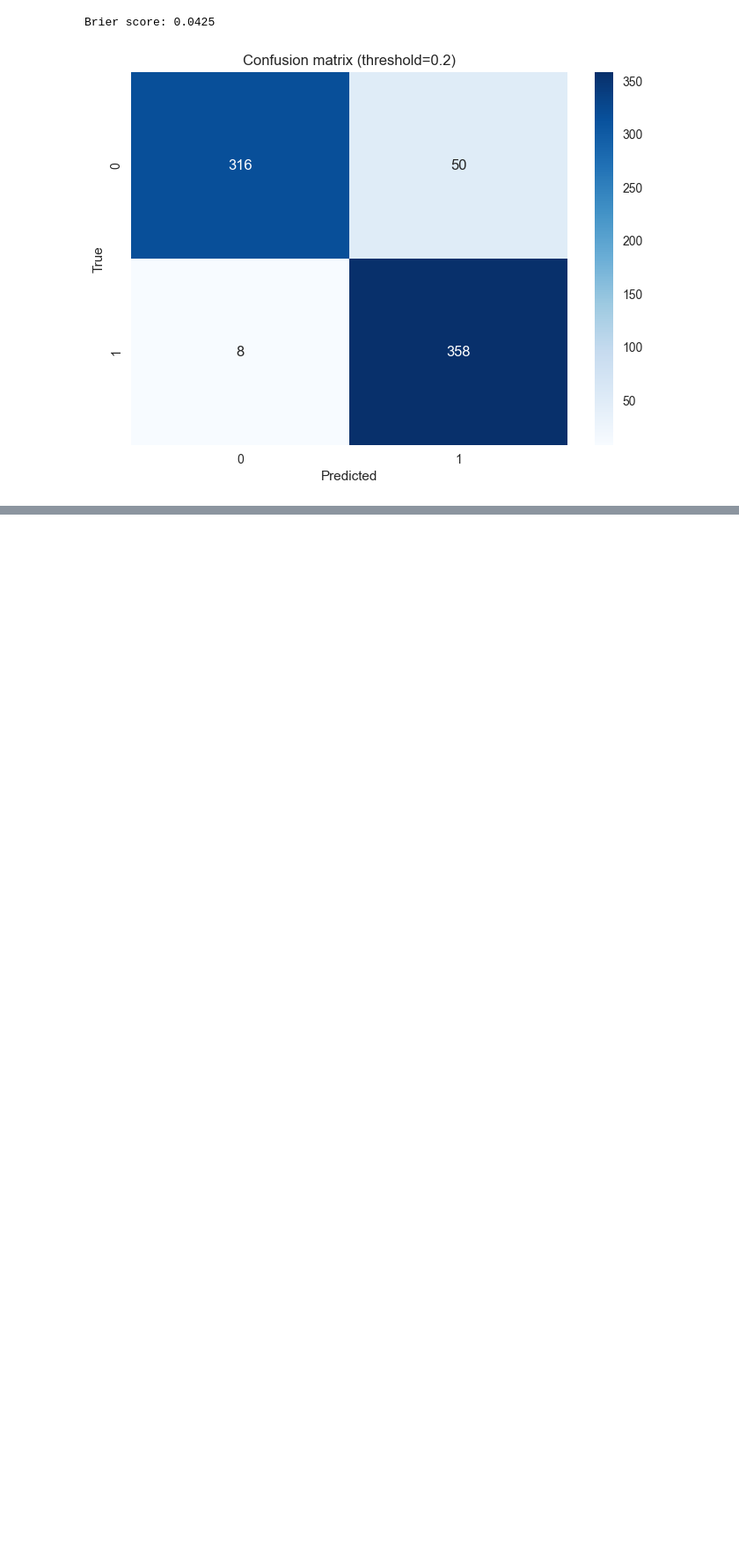
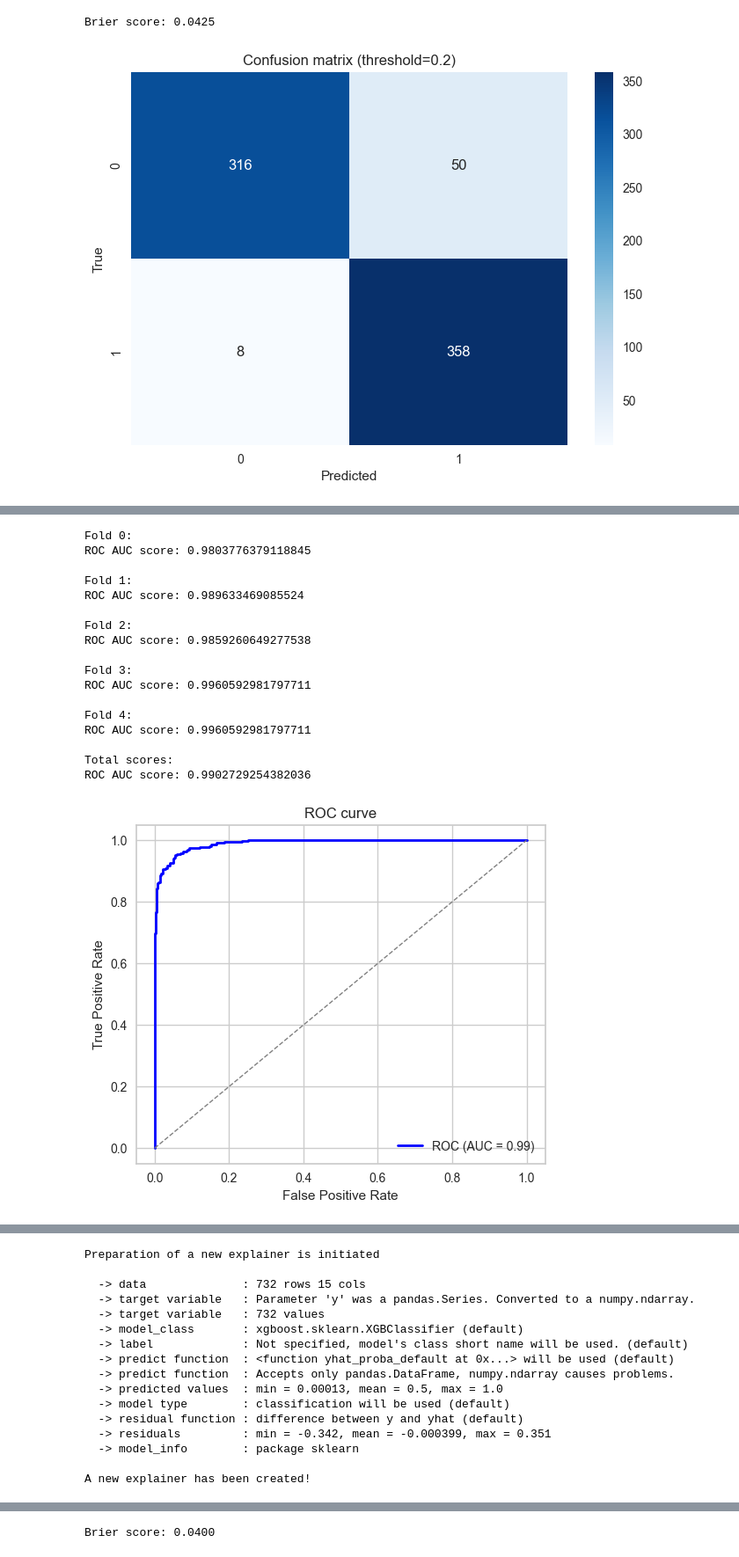
Before and after one commit to PiotrRenk/microscopic-epe-proj, a Jupyter notebook: notebooks/nodal_involvment.ipynb, the cells around one changed output, grey strips where cells are left out. Shown at 88% size. Cells and saved outputs as stored; diff of their text form; code cells hidden in the pictures; blank space fills up the shorter version.

```diff
--- a/notebooks/nodal_involvment.ipynb
+++ b/notebooks/nodal_involvment.ipynb
@@ -270,0 +346,17 @@ plot_confusion_matrix(y_true, y_pred_probs=y_pred_probs, threshold=0.2)
+# %%
+param_grid = {
+    'classifier__n_estimators': [100, 200],
+    'classifier__max_depth': [3, 5],
+    'classifier__learning_rate': [0.01, 0.05, 0.1],
+    'classifier__subsample': [0.6, 0.8, 1.0],
+    'classifier__colsample_bytree': [0.6, 0.8, 1.0],
+    'classifier__gamma': [0, 0.1, 0.2]
+}
+
+model_pipeline = Pipeline(steps=[
+    ('preprocessor', preprocessor),
+    ('classifier', XGBClassifier(random_state=42))
+])
+grid_search = GridSearchCV(model_pipeline, param_grid, cv=3, scoring='neg_brier_score', n_jobs=-1)
+grid_search.fit(X_smote_df, y_smote)
+print("Best hyperparameters:", grid_search.best_params_)
@@ -270,0 +365,31 @@ plot_confusion_matrix(y_true, y_pred_probs=y_pred_probs, threshold=0.2)
+# %%
+hyperparams = {'colsample_bytree': 0.8, 'gamma': 0, 'learning_rate': 0.1, 'max_depth': 5, 'n_estimators': 200, 'subsample': 0.6}
+
+untrained_model = XGBClassifier(random_state=42, **hyperparams)
+
+y_true, y_pred, y_pred_probs, false_positive_rate, true_positive_rate, total_roc_auc, trained_model = train_and_evaluate_model(untrained_model, X_smote_df, y_smote, numerical_cols, categorical_cols, n_folds=5)
+plot_roc(false_positive_rate, true_positive_rate, total_roc_auc)
+plot_confusion_matrix(y_true, y_pred)
+plot_feature_importances(trained_model, X_smote_df, y_smote)
+plot_discrimination_threshold(untrained_model, X_smote_df, y_smote)
+brier = brier_score_loss(y_true, y_pred_probs)
+print(f"Brier score: {brier:.4f}")
+# %% [output]
+Fold 0:
+ROC AUC score: 0.9803776379118845
+
+Fold 1:
+ROC AUC score: 0.989633469085524
+
+Fold 2:
+ROC AUC score: 0.9859260649277538
+
+Fold 3:
+ROC AUC score: 0.9960592981797711
+
+Fold 4:
+ROC AUC score: 0.9960592981797711
+
+Total scores:
+ROC AUC score: 0.9902729254382036
+[figure, added]
@@ -270,0 +397,16 @@ plot_confusion_matrix(y_true, y_pred_probs=y_pred_probs, threshold=0.2)
+Preparation of a new explainer is initiated
+
+  -> data              : 732 rows 15 cols
+  -> target variable   : Parameter 'y' was a pandas.Series. Converted to a numpy.ndarray.
+  -> target variable   : 732 values
+  -> model_class       : xgboost.sklearn.XGBClassifier (default)
+  -> label             : Not specified, model's class short name will be used. (default)
+  -> predict function  : <function yhat_proba_default at 0x...> will be used (default)
+  -> predict function  : Accepts only pandas.DataFrame, numpy.ndarray causes problems.
+  -> predicted values  : min = 0.00013, mean = 0.5, max = 1.0
+  -> model type        : classification will be used (default)
+  -> residual function : difference between y and yhat (default)
+  -> residuals         : min = -0.342, mean = -0.000399, max = 0.351
+  -> model_info        : package sklearn
+
+A new explainer has been created!
@@ -270,0 +414 @@ plot_confusion_matrix(y_true, y_pred_probs=y_pred_probs, threshold=0.2)
+Brier score: 0.0400
```
Also changed, not shown: parts of 7 cells of this notebook.
